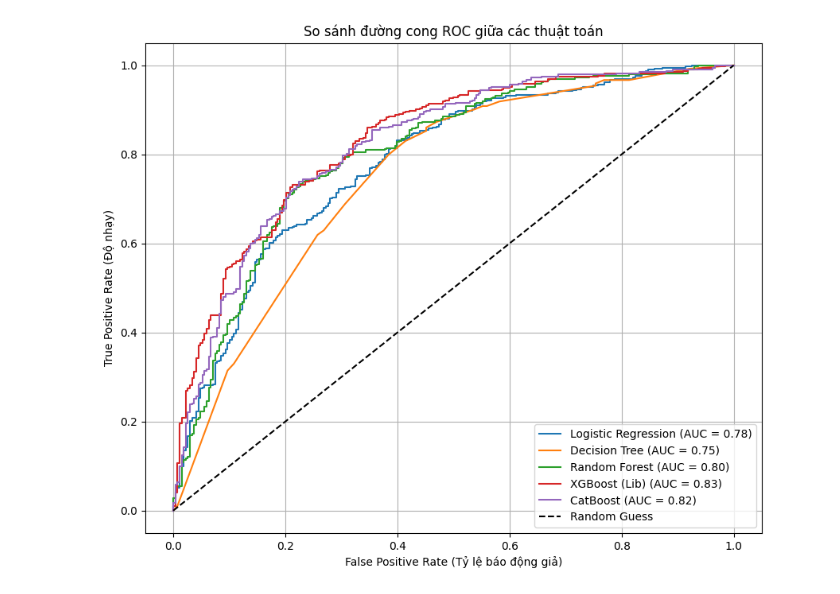
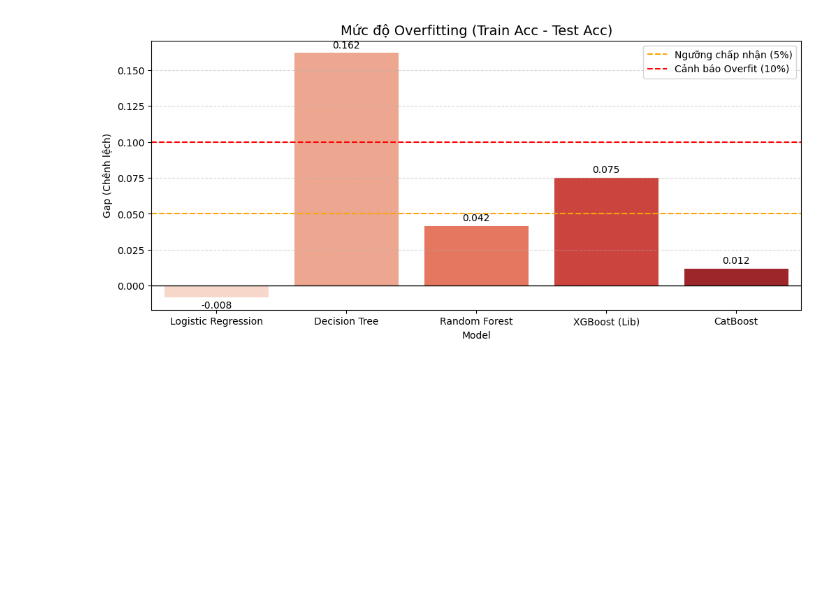
Before and after one commit to ZhangNguyen/Machine_Learning_Project, a Jupyter notebook: notebooks/04_Compare_with_dst_rf.ipynb, the cells around one changed output. Cells and saved outputs as stored; diff of their text form; code cells hidden in the pictures; blank space fills up the shorter version.

```diff
--- a/notebooks/04_Compare_with_dst_rf.ipynb
+++ b/notebooks/04_Compare_with_dst_rf.ipynb
@@ -15,7 +15,12 @@ from catboost import CatBoostClassifier
 # Import thư viện đánh giá
 from sklearn.metrics import precision_score, recall_score, f1_score, roc_auc_score, roc_curve, accuracy_score
 # %%
+# 1. LOAD DỮ LIỆU
 train_csv = pd.read_csv('../data/processed/train.csv')
+valid_csv = pd.read_csv('../data/processed/valid.csv') # <--- MỚI
 test_csv = pd.read_csv('../data/processed/test.csv')
-print(train_csv.shape, test_csv.shape)
+
+print(f"Train size: {train_csv.shape}")
+print(f"Valid size: {valid_csv.shape}")
+print(f"Test size:  {test_csv.shape}")
 # %% [output]
@@ -50,16 +67,16 @@ Kích thước tập Test: (662, 10)
 # 3. KHỞI TẠO CÁC MÔ HÌNH
 models = {
     # --- Mô hình cơ bản (Baseline) ---
-    "Logistic Regression": LogisticRegression(max_iter=1000, random_state=42),
+    "Logistic Regression": LogisticRegression(max_iter=1000, random_state=42, C=0.01, solver='liblinear'),
 
     # --- Mô hình cây đơn lẻ & Bagging ---
-    "Decision Tree": DecisionTreeClassifier(random_state=42, max_depth=5),
-    "Random Forest": RandomForestClassifier(n_estimators=100, random_state=42, max_depth=5),
+    "Decision Tree": DecisionTreeClassifier(random_state=42, max_depth=10, criterion= 'gini', min_samples_split=2),
+    "Random Forest": RandomForestClassifier(n_estimators=100, random_state=42, max_depth=5, min_samples_leaf=4),
 
     # --- Mô hình Boosting (Họ hàng của XGBoost) ---
     "XGBoost (Lib)": xgb.XGBClassifier(
         n_estimators=100,
-        learning_rate=0.1,
+        learning_rate=0.05,
         max_depth=5,
         random_state=42,
         eval_metric='logloss'
@@ -67,7 +84,7 @@ models = {
 
     "CatBoost": CatBoostClassifier(
         iterations=100,
-        learning_rate=0.1,
+        learning_rate=0.01,
         depth=5,
         random_seed=42,
         verbose=0   # Tắt log in ra màn hình cho gọn
@@ -166,57 +210,26 @@ BẢNG TỔNG HỢP KẾT QUẢ:
 # %%
-print(f"{'Model':<20} | {'Acc':<8} | {'Prec':<8} | {'Recall':<8} | {'F1':<8} | {'AUC':<8} | {'Time(s)':<8}")
-print("-" * 90)
+# 7. BIỂU ĐỒ 3: ĐÁNH GIÁ OVERFITTING (Train Acc - Test Acc)
+# Gap càng cao -> Overfitting càng nặng
+plt.figure(figsize=(12, 5))
+ax = sns.barplot(data=df_res, x="Model", y="Overfitting", palette="Reds")
 
-results = []
-plt.figure(figsize=(10, 8))
+plt.title("Mức độ Overfitting (Train Acc - Test Acc)", fontsize=14)
+plt.ylabel("Gap (Chênh lệch)")
+plt.axhline(0, color='black', linewidth=1)
+plt.grid(axis='y', linestyle='--', alpha=0.5)
 
-for name, model in models.items():
-    start_time = time.time()
-    model.fit(X_train, y_train)
-    train_time = time.time() - start_time
+# Thêm ngưỡng cảnh báo
+plt.axhline(0.05, color='orange', linestyle='--', label='Ngưỡng chấp nhận (5%)')
+plt.axhline(0.10, color='red', linestyle='--', label='Cảnh báo Overfit (10%)')
+plt.legend()
 
-    # Dự đoán nhãn (0/1) và xác suất (probability)
-    y_pred = model.predict(X_test)
-    if hasattr(model, "predict_proba"):
-        y_prob = model.predict_proba(X_test)[:, 1]
-    else:
-        y_prob = y_pred # Fallback nếu không có predict_proba
+for container in ax.containers:
+    ax.bar_label(container, fmt='%.3f', padding=3)
 
-    # Tính các chỉ số
-    acc = accuracy_score(y_test, y_pred)
-    prec = precision_score(y_test, y_pred, zero_division=0)
-    rec = recall_score(y_test, y_pred, zero_division=0)
-    f1 = f1_score(y_test, y_pred, zero_division=0)
-    auc = roc_auc_score(y_test, y_prob)
-
-    # In kết quả dạng bảng
-    print(f"{name:<20} | {acc:.4f}   | {prec:.4f}   | {rec:.4f}   | {f1:.4f}   | {auc:.4f}   | {train_time:.4f}")
-
-    results.append({
-        "Model": name, "Accuracy": acc, "Precision": prec,
-        "Recall": rec, "F1-Score": f1, "AUC": auc, "Time": train_time
-    })
-
-    # Vẽ đường ROC Curve
-    fpr, tpr, _ = roc_curve(y_test, y_prob)
-    plt.plot(fpr, tpr, label=f'{name} (AUC = {auc:.2f})')
-
-# Cấu hình biểu đồ ROC
-plt.plot([0, 1], [0, 1], 'k--', label='Random Guess')
-plt.xlabel('False Positive Rate (Tỷ lệ báo động giả)')
-plt.ylabel('True Positive Rate (Độ nhạy)')
-plt.title('So sánh đường cong ROC giữa các thuật toán')
-plt.legend()
-plt.grid(True)
 plt.show()
 
-# Trực quan hóa F1-Score (Chỉ số quan trọng nhất khi dữ liệu mất cân bằng)
-res_df = pd.DataFrame(results)
-plt.figure(figsize=(8, 5))
-sns.barplot(x='Model', y='F1-Score', data=res_df, palette='viridis')
-plt.title('So sánh F1-Score (Càng cao càng tốt)')
-plt.ylim(0, 1.0)
-for index, row in res_df.iterrows():
-    plt.text(index, row['F1-Score'], round(row['F1-Score'], 3), color='black', ha="center")
-plt.show()
+print("\nKẾT LUẬN:")
+print("- ROC-AUC: Đánh giá khả năng phân loại tổng quát (bất kể ngưỡng). Model nào đường cong càng lồi về góc trái trên càng tốt.")
+print("- F1-Score: Quan trọng nếu dữ liệu bị mất cân bằng (Imbalanced Data).")
+print("- Overfitting: Cột màu đỏ càng cao nghĩa là Model học vẹt trên tập Train nhưng kém trên Test.")
 # %% [output]
@@ -230 +239 @@ CatBoost             | 0.7568   | 0.7595   | 0.8655   | 0.8090   | 0.8220   | 0.
-[figure, old version]
+[figure, new version]
```
Also changed, not shown: parts of 8 cells of this notebook, 8 other files.
